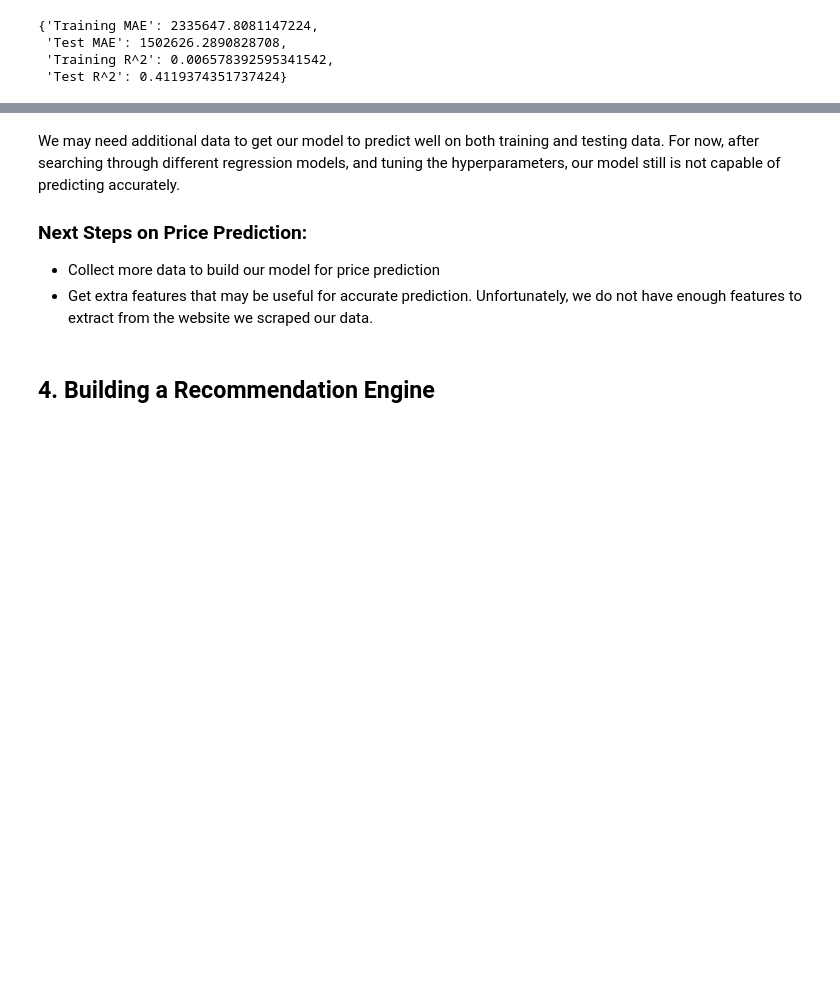
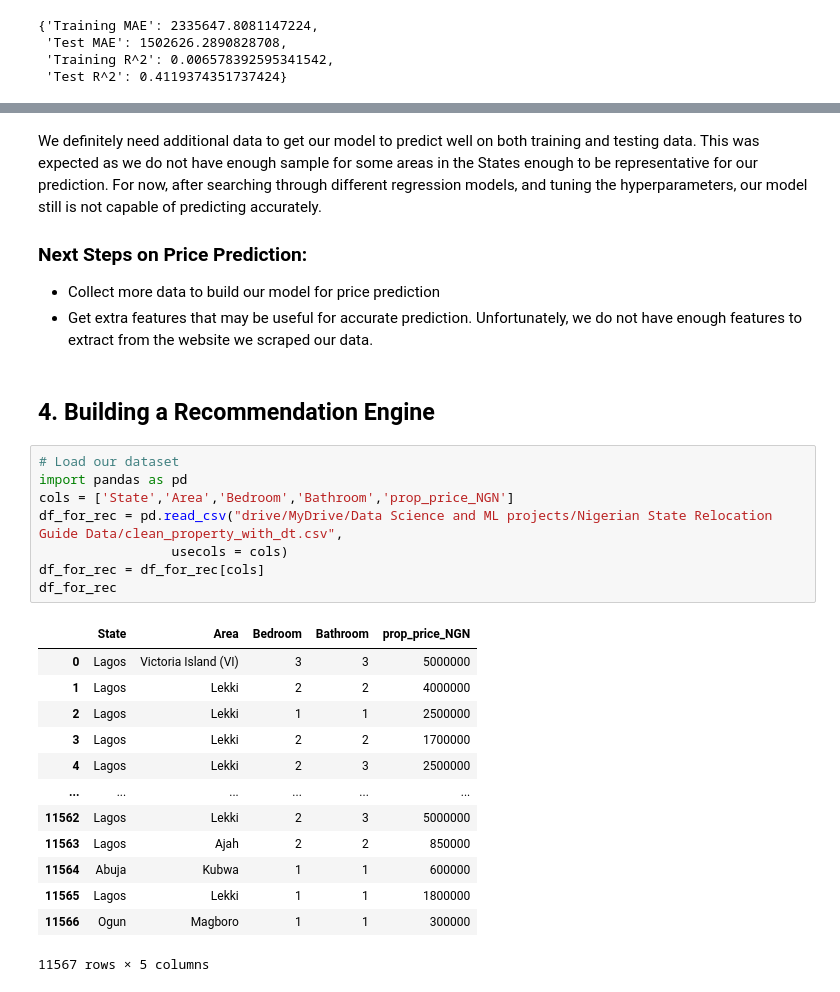
Before and after one commit to tosmartak/Data-Science-and-Machine-Learning-Projects-with-Python, a Jupyter notebook: Nigerian_State_Relocation_Guide_and_Tips.ipynb, the cells around one changed output, grey strips where cells are left out. Drawn from its saved outputs; the diff is of its cells as text; blank space fills up the shorter version.

```diff
--- a/Nigerian_State_Relocation_Guide_and_Tips.ipynb
+++ b/Nigerian_State_Relocation_Guide_and_Tips.ipynb
@@ -1433,8 +1425,30 @@ show_scores(rs_model2, X2_train, y2_train, X2_test, y2_test)
 # %% [markdown]
-We may need additional data to get our model to predict well on both training and testing data. For now, after searching through different regression models, and tuning the hyperparameters, our model still is not capable of predicting accurately.
+We definitely need additional data to get our model to predict well on both training and testing data. This was expected as we do not have enough sample for some areas in the States enough to be representative for our prediction. For now, after searching through different regression models, and tuning the hyperparameters, our model still is not capable of predicting accurately.
 
 ### Next Steps on Price Prediction:
 - Collect more data to build our model for price prediction
 - Get extra features that may be useful for accurate prediction. Unfortunately, we do not have enough features to extract from the website we scraped our data.
 # %% [markdown]
 ## 4. Building a Recommendation Engine
+# %%
+# Load our dataset
+import pandas as pd
+cols = ['State','Area','Bedroom','Bathroom','prop_price_NGN']
+df_for_rec = pd.read_csv("drive/MyDrive/Data Science and ML projects/Nigerian State Relocation Guide Data/clean_property_with_dt.csv",
+                 usecols = cols)
+df_for_rec = df_for_rec[cols]
+df_for_rec
+# %% [output]
+|  | State | Area | Bedroom | Bathroom | prop_price_NGN |
+| 0 | Lagos | Victoria Island (VI) | 3 | 3 | 5000000 |
+| 1 | Lagos | Lekki | 2 | 2 | 4000000 |
+| 2 | Lagos | Lekki | 1 | 1 | 2500000 |
+| 3 | Lagos | Lekki | 2 | 2 | 1700000 |
+| 4 | Lagos | Lekki | 2 | 3 | 2500000 |
+| ... | ... | ... | ... | ... | ... |
+| 11562 | Lagos | Lekki | 2 | 3 | 5000000 |
+| 11563 | Lagos | Ajah | 2 | 2 | 850000 |
+| 11564 | Abuja | Kubwa | 1 | 1 | 600000 |
+| 11565 | Lagos | Lekki | 1 | 1 | 1800000 |
+| 11566 | Ogun | Magboro | 1 | 1 | 300000 |
+11567 rows × 5 columns
```
Also changed, not shown: parts of 26 cells of this notebook.
